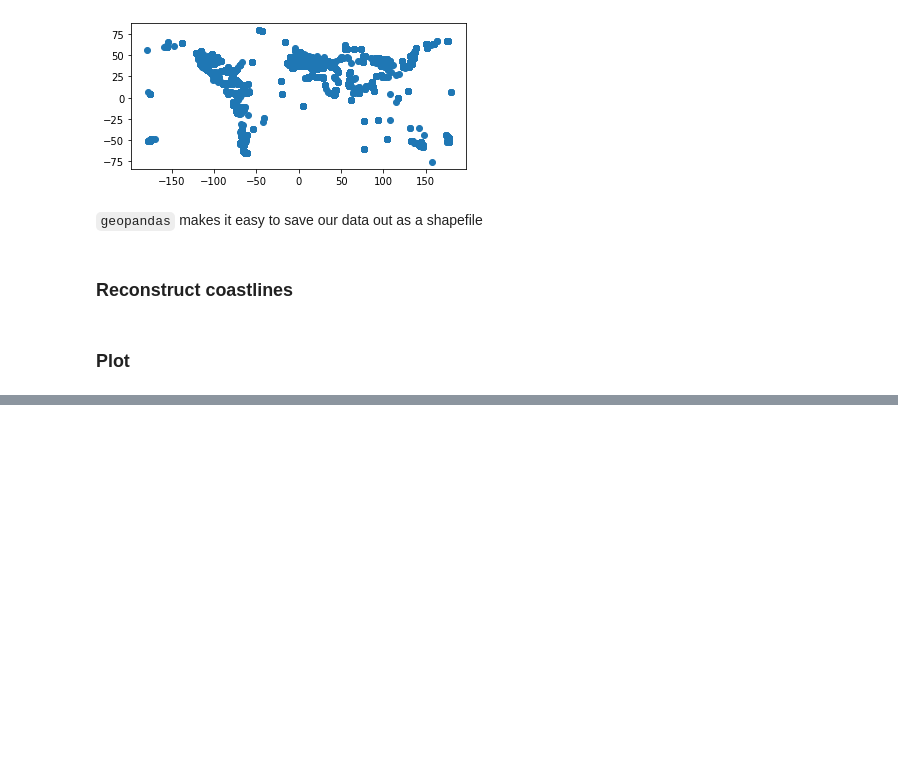
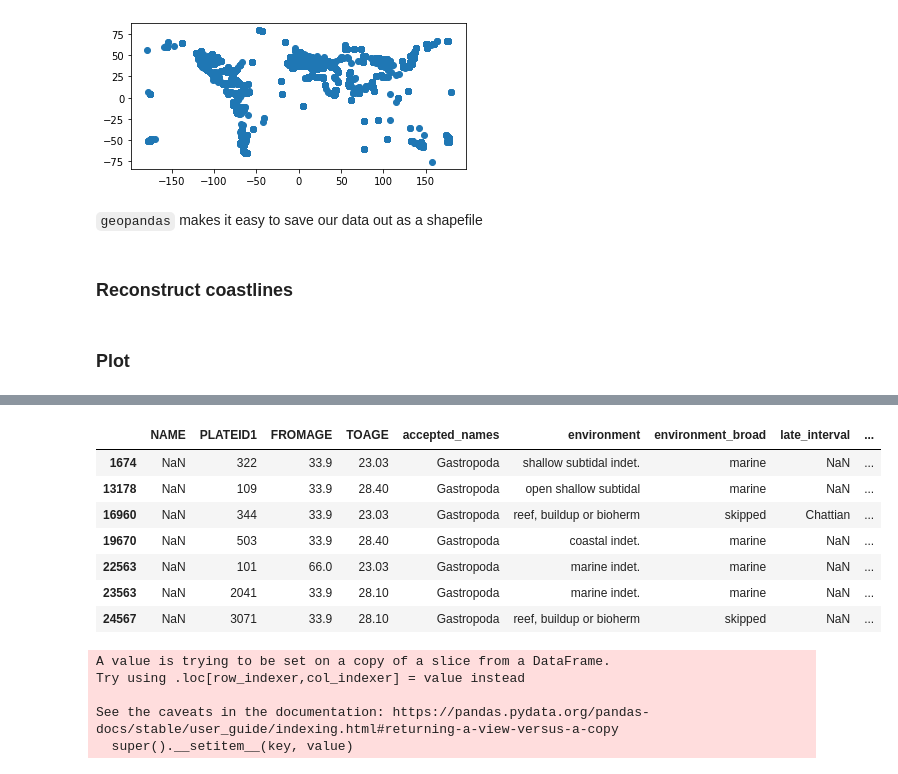
Before and after one commit to GPlates/pygplates-course-2022, a Jupyter notebook: 05-Reconstructing-more-features.ipynb, the cells around one changed output, grey strips where cells are left out. Cells and saved outputs as stored; diff of their text form; code cells hidden in the pictures; blank space fills up the shorter version.

```diff
--- a/05-Reconstructing-more-features.ipynb
+++ b/05-Reconstructing-more-features.ipynb
@@ -467,0 +518,22 @@ what is happening with these subplots? Need to figure out later...
+# %%
+# Select gastropoda based on their accepted_names
+gpd_pbdb_gastropod = gpd_pbdb.loc[gpd_pbdb.accepted_names == 'Gastropoda']
+gpd_pbdb_gastropod
+# %% [output]
+|  | NAME | PLATEID1 | FROMAGE | TOAGE | accepted_names | environment | environment_broad | late_interval | ... |
+| 1674 | NaN | 322 | 33.9 | 23.03 | Gastropoda | shallow subtidal indet. | marine | NaN | ... |
+| 13178 | NaN | 109 | 33.9 | 28.40 | Gastropoda | open shallow subtidal | marine | NaN | ... |
+| 16960 | NaN | 344 | 33.9 | 23.03 | Gastropoda | reef, buildup or bioherm | skipped | Chattian | ... |
+| 19670 | NaN | 503 | 33.9 | 28.40 | Gastropoda | coastal indet. | marine | NaN | ... |
+| 22563 | NaN | 101 | 66.0 | 23.03 | Gastropoda | marine indet. | marine | NaN | ... |
+| 23563 | NaN | 2041 | 33.9 | 28.10 | Gastropoda | marine indet. | marine | NaN | ... |
+| 24567 | NaN | 3071 | 33.9 | 28.10 | Gastropoda | reef, buildup or bioherm | skipped | NaN | ... |
+# %%
+# calculate the average age, based on their appearance (FROMAGE) and disappearance age (TOAGE)
+gpd_pbdb_gastropod['average_age'] = (gpd_pbdb_gastropod.FROMAGE + gpd_pbdb_gastropod.TOAGE)/2
+# %% [output]
+A value is trying to be set on a copy of a slice from a DataFrame.
+Try using .loc[row_indexer,col_indexer] = value instead
+
+See the caveats in the documentation: https://pandas.pydata.org/pandas-docs/stable/user_guide/indexing.html#returning-a-view-versus-a-copy
+  super().__setitem__(key, value)
```
Also changed, not shown: parts of 28 cells of this notebook.
